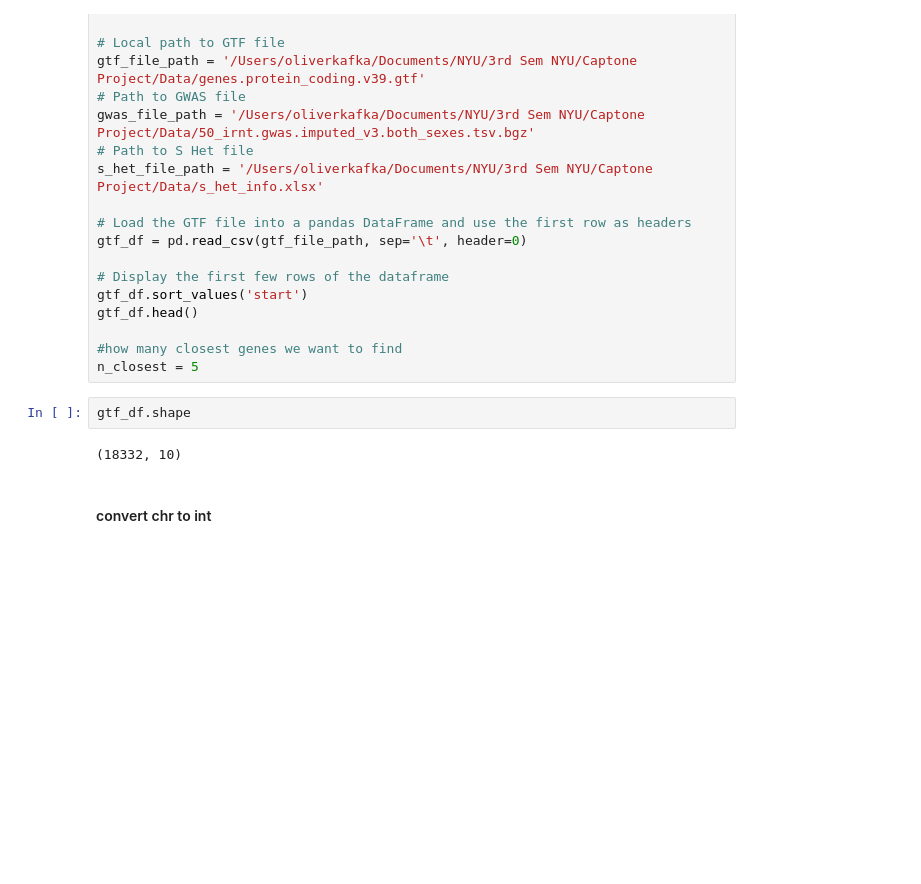
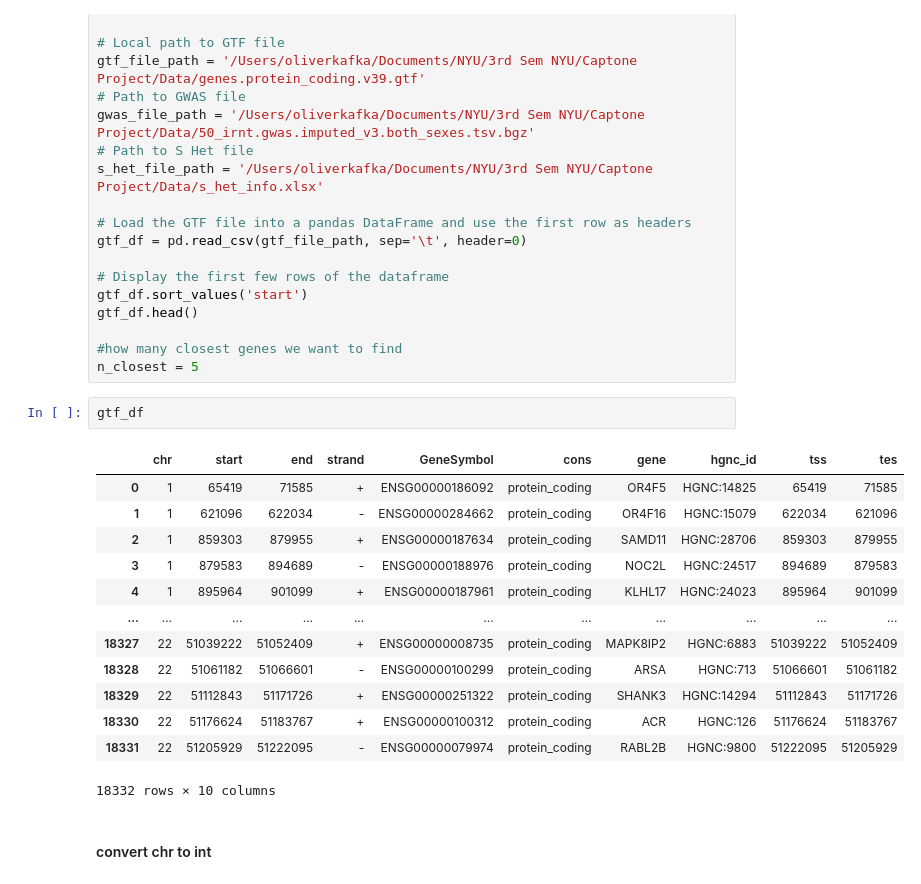
Before and after one commit to ojkafka/Capstone, a Jupyter notebook: Nearest Genes Top 5 (OK).ipynb, the cells around one changed output. Cells and saved outputs as stored; diff of their text form; blank space fills up the shorter version.

```diff
--- a/Nearest Genes Top 5 (OK).ipynb
+++ b/Nearest Genes Top 5 (OK).ipynb
@@ -25,9 +25,21 @@ gtf_df.head()
 #how many closest genes we want to find
 n_closest = 5
 # %%
-gtf_df.shape
+gtf_df
 # %% [output]
+|  | chr | start | end | strand | GeneSymbol | cons | gene | hgnc_id | tss | tes |
+| 0 | 1 | 65419 | 71585 | + | ENSG00000186092 | protein_coding | OR4F5 | HGNC:14825 | 65419 | 71585 |
+| 1 | 1 | 621096 | 622034 | - | ENSG00000284662 | protein_coding | OR4F16 | HGNC:15079 | 622034 | 621096 |
+| 2 | 1 | 859303 | 879955 | + | ENSG00000187634 | protein_coding | SAMD11 | HGNC:28706 | 859303 | 879955 |
+| 3 | 1 | 879583 | 894689 | - | ENSG00000188976 | protein_coding | NOC2L | HGNC:24517 | 894689 | 879583 |
+| 4 | 1 | 895964 | 901099 | + | ENSG00000187961 | protein_coding | KLHL17 | HGNC:24023 | 895964 | 901099 |
+| ... | ... | ... | ... | ... | ... | ... | ... | ... | ... | ... |
+| 18327 | 22 | 51039222 | 51052409 | + | ENSG00000008735 | protein_coding | MAPK8IP2 | HGNC:6883 | 51039222 | 51052409 |
+| 18328 | 22 | 51061182 | 51066601 | - | ENSG00000100299 | protein_coding | ARSA | HGNC:713 | 51066601 | 51061182 |
+| 18329 | 22 | 51112843 | 51171726 | + | ENSG00000251322 | protein_coding | SHANK3 | HGNC:14294 | 51112843 | 51171726 |
+| 18330 | 22 | 51176624 | 51183767 | + | ENSG00000100312 | protein_coding | ACR | HGNC:126 | 51176624 | 51183767 |
+| 18331 | 22 | 51205929 | 51222095 | - | ENSG00000079974 | protein_coding | RABL2B | HGNC:9800 | 51222095 | 51205929 |
-(18332, 10)
+18332 rows × 10 columns
 # %% [markdown]
 #### convert chr to int
 # %%
```
Also changed, not shown: parts of 7 cells of this notebook.
